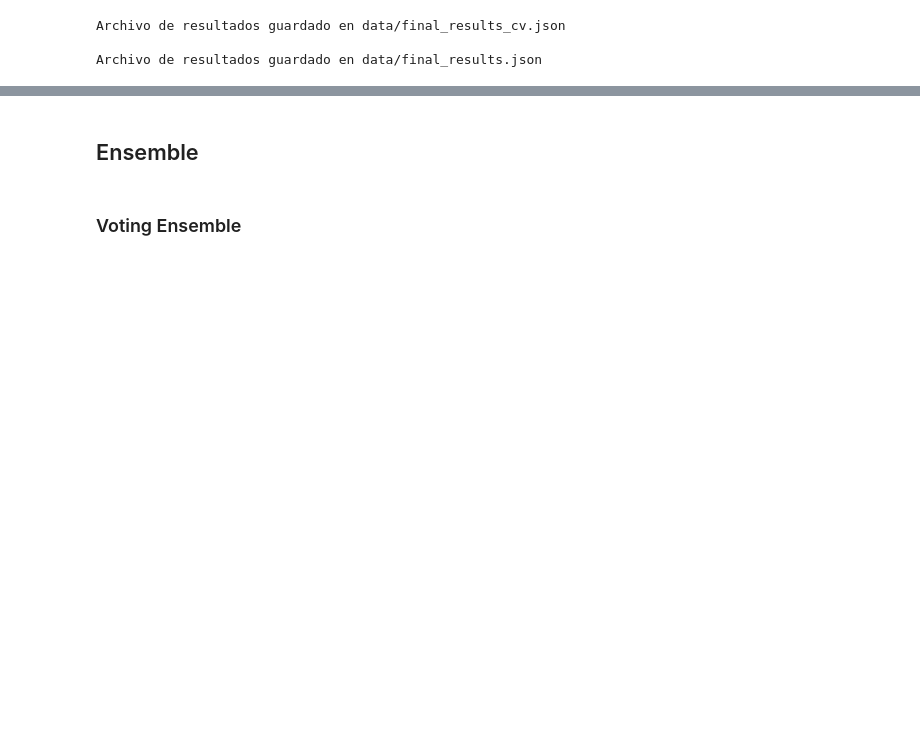
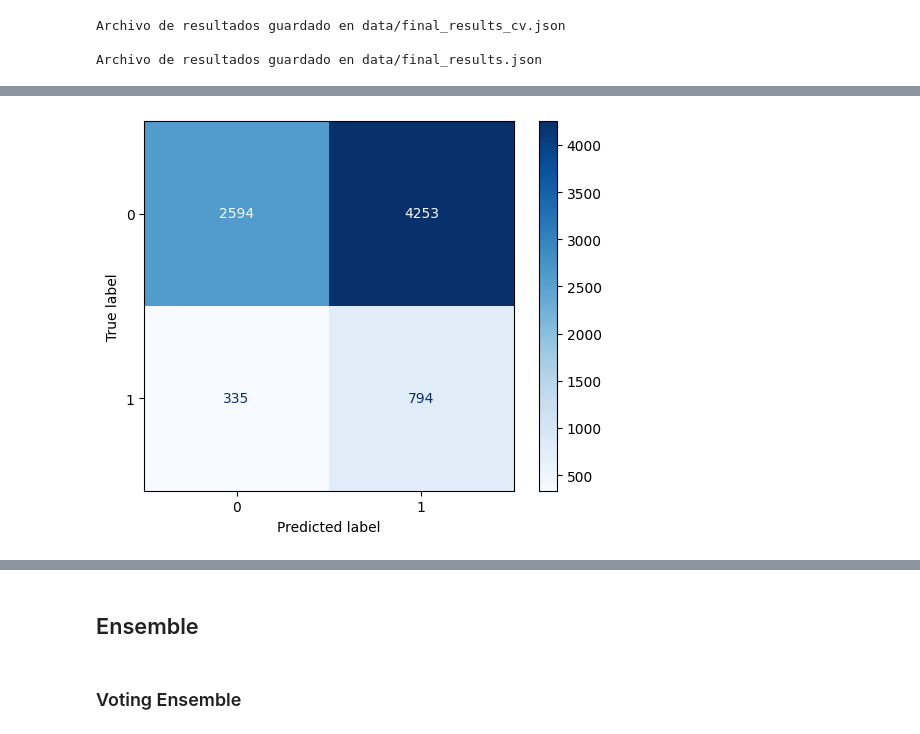
Before and after one commit to galopianciola/check-worthiness-project, a Jupyter notebook: main.ipynb, the cells around one changed output, grey strips where cells are left out. Saved outputs shown, nothing was run; the diff lists cells and outputs as text; code cells hidden in the pictures; blank space fills up the shorter version.

Commit message:
ensembles finished with results. pending fix beto_ft cv

```diff
--- a/main.ipynb
+++ b/main.ipynb
@@ -4412,0 +4437,3 @@ Archivo de resultados guardado en data/final_results.json
+# %%
+predicted = pd.read_csv('data/results_gpt_zeroshot.csv', index_col=0, sep='\t')
+predicted['class_label']
@@ -4412,0 +4454,4 @@ Archivo de resultados guardado en data/final_results.json
+# %%
+final_results['gpt_zeroshot'] = run_metrics(test_df['class_label'], predicted['class_label'], [0,1])
+# %% [output]
+[figure, added]
```
Also changed, not shown: parts of 50 cells of this notebook, 3 other files.
